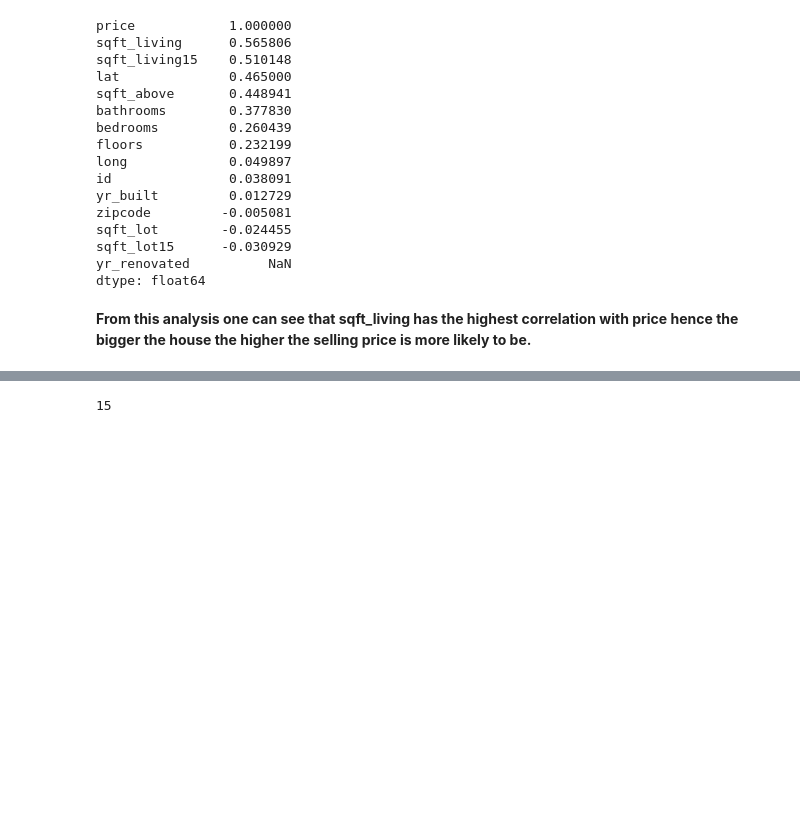
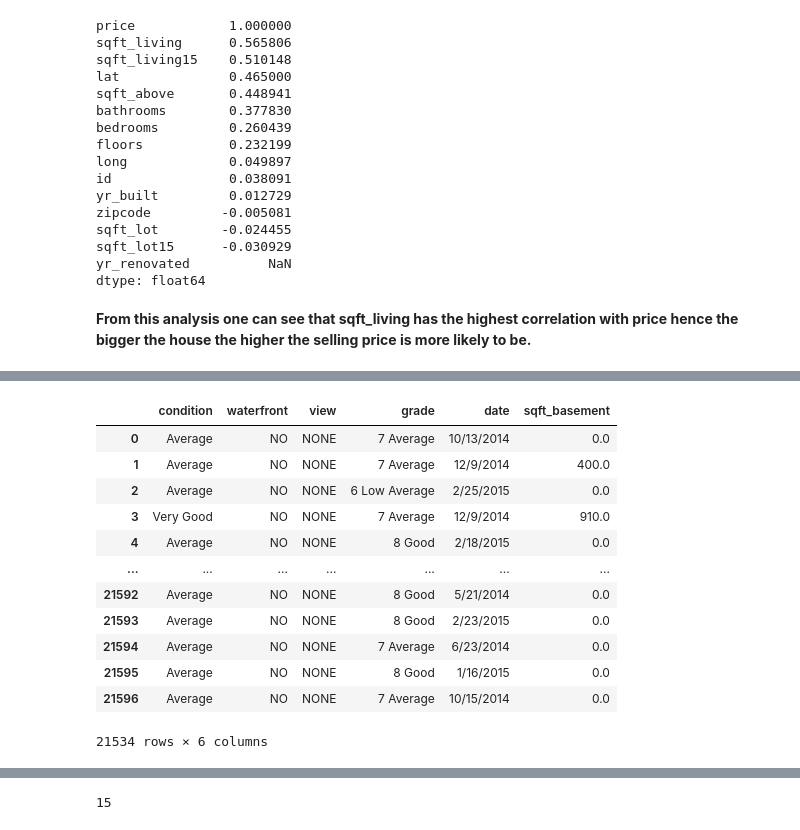
Before and after one commit to DennisWainaina/Megamax-Real-Estate-House-Project, a Jupyter notebook: index.ipynb, the cells around one changed output, grey strips where cells are left out. Drawn from its saved outputs; the diff is of its cells as text; code cells hidden in the pictures; blank space fills up the shorter version.

```diff
--- a/index.ipynb
+++ b/index.ipynb
@@ -523,0 +526,25 @@ dtype: float64
+# %%
+# Isolating categorical variables by using sets to remove all columns which are not the numeric variables
+categorical_variables = list(set(house_data.columns) - set(house_data[numeric_variables]))
+
+# Making df of categorical variables
+categorical_df = house_data[categorical_variables]
+
+# First step is converting sqft_basement to numeric and then placing it in the same dataframe with other numeric variables.
+categorical_df['sqft_basement'][categorical_df['sqft_basement'] == '?']
+
+# First attempt there were several values with ? so first one has to replace them with 0.
+replacement_dict = {'?' : 0}
+
+categorical_df['sqft_basement'] = categorical_df['sqft_basement'].replace(replacement_dict)
+
+categorical_df['sqft_basement'][categorical_df['sqft_basement'] == '?']
+
+new_df['sqft_basement'] = categorical_df['sqft_basement'].astype(float)
+
+corr_dict = {}
+
+for column in new_df.columns:
+    corr_dict[column] = np.corrcoef(new_df[column], new_df['price'])[0][1]
+
+pd.Series(corr_dict).sort_values(ascending=False)
@@ -523,0 +574,16 @@ dtype: float64
+# %%
+categorical_df
+# %% [output]
+|  | condition | waterfront | view | grade | date | sqft_basement |
+| 0 | Average | NO | NONE | 7 Average | 10/13/2014 | 0.0 |
+| 1 | Average | NO | NONE | 7 Average | 12/9/2014 | 400.0 |
+| 2 | Average | NO | NONE | 6 Low Average | 2/25/2015 | 0.0 |
+| 3 | Very Good | NO | NONE | 7 Average | 12/9/2014 | 910.0 |
+| 4 | Average | NO | NONE | 8 Good | 2/18/2015 | 0.0 |
+| ... | ... | ... | ... | ... | ... | ... |
+| 21592 | Average | NO | NONE | 8 Good | 5/21/2014 | 0.0 |
+| 21593 | Average | NO | NONE | 8 Good | 2/23/2015 | 0.0 |
+| 21594 | Average | NO | NONE | 7 Average | 6/23/2014 | 0.0 |
+| 21595 | Average | NO | NONE | 8 Good | 1/16/2015 | 0.0 |
+| 21596 | Average | NO | NONE | 7 Average | 10/15/2014 | 0.0 |
+21534 rows × 6 columns
```
Also changed, not shown: parts of 12 cells of this notebook.
